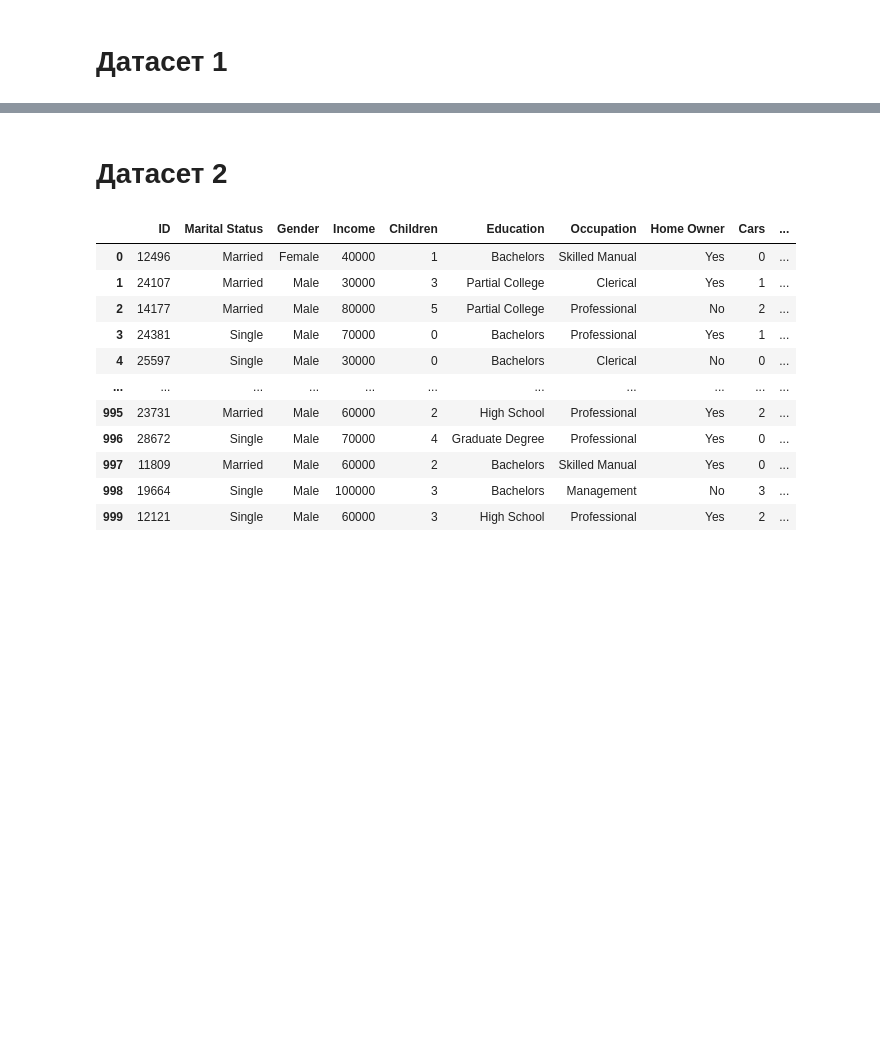
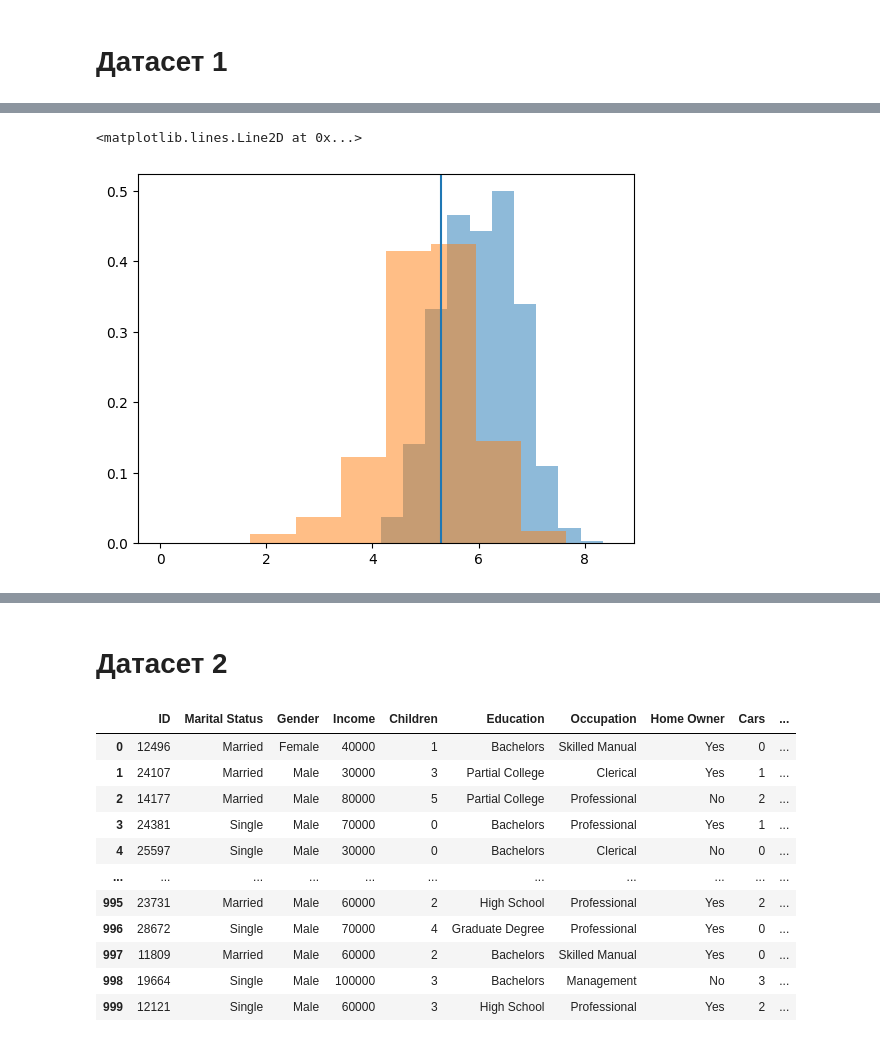
Before and after one commit to Chpel/Maga, a Jupyter notebook: OSDA .ipynb/Big homework/Bin_dataset.ipynb, the cells around one changed output, grey strips where cells are left out. Saved outputs shown, nothing was run; the diff lists cells and outputs as text; code cells hidden in the pictures; blank space fills up the shorter version.

```diff
--- a/OSDA .ipynb/Big homework/Bin_dataset.ipynb
+++ b/OSDA .ipynb/Big homework/Bin_dataset.ipynb
@@ -44,4 +49,4 @@ replace datasets/car.csv? [y]es, [n]o, [A]ll, [N]one, [r]ename: N
 # %% [markdown]
 # Датасет 1
 # %%
-df = pd.read_csv(data_cat/"cancer patient data sets.csv", index_col="index")
+df = pd.read_csv(data_cat/"new_train.csv")
@@ -179,0 +74,3 @@ res_df
+# %%
+raw_df = df[(df != 'unknown').all(axis=1)].reset_index(drop=True)
+raw_df
@@ -179,0 +91,7 @@ res_df
+# %%
+plt.hist(np.log(raw_df[raw_df['y'] == 'yes']['duration']+1), alpha=0.5, density=True)
+plt.hist(np.log(raw_df[raw_df['y'] == 'no']['duration']+1), alpha=0.5, density=True)
+plt.axvline(5.3)
+# %% [output]
+<matplotlib.lines.Line2D at 0x...>
+[figure, added]
```
Also changed, not shown: parts of 14 cells of this notebook.
